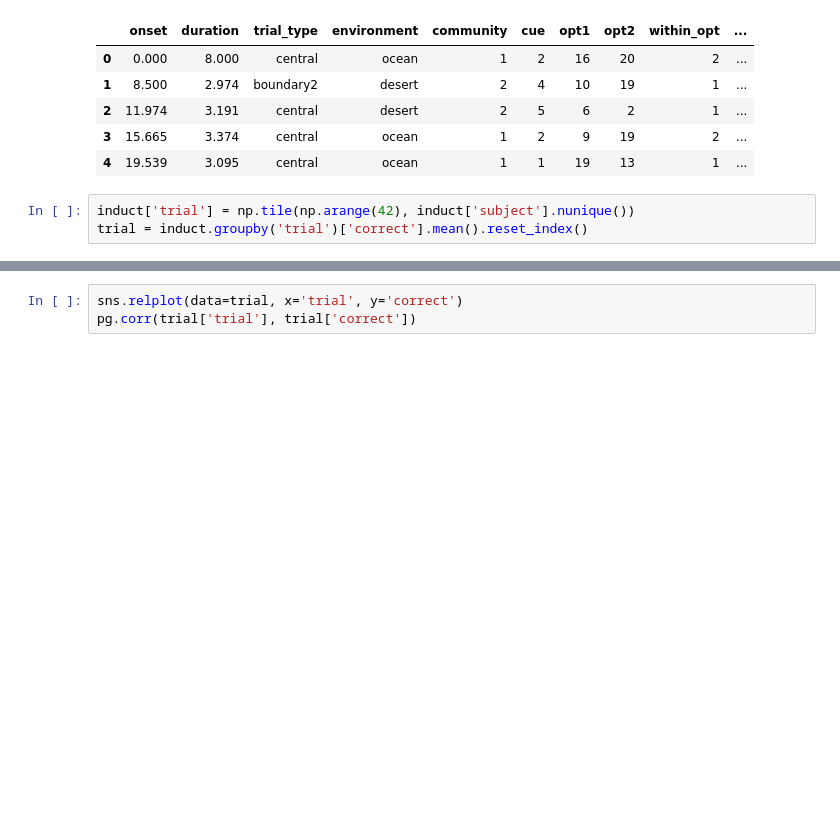
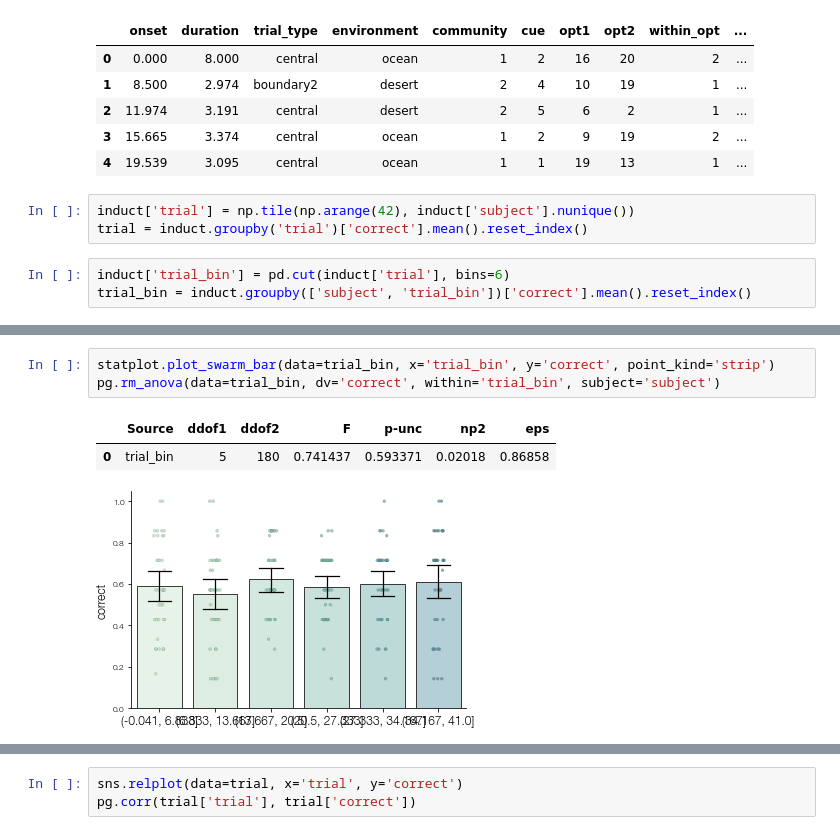
Before and after one commit to prestonlab/tesser, a Jupyter notebook: jupyter/plot_beh_induct.ipynb, the cells around one changed output, grey strips where cells are left out. Saved outputs shown, nothing was run; the diff lists cells and outputs as text; blank space fills up the shorter version.

Commit message:
feat: analysis of bias by trial bin

```diff
--- a/jupyter/plot_beh_induct.ipynb
+++ b/jupyter/plot_beh_induct.ipynb
@@ -31,3 +31,6 @@ induct.head()
 # %%
 induct['trial'] = np.tile(np.arange(42), induct['subject'].nunique())
 trial = induct.groupby('trial')['correct'].mean().reset_index()
+# %%
+induct['trial_bin'] = pd.cut(induct['trial'], bins=6)
+trial_bin = induct.groupby(['subject', 'trial_bin'])['correct'].mean().reset_index()
@@ -33,0 +51,7 @@ trial = induct.groupby('trial')['correct'].mean().reset_index()
+# %%
+statplot.plot_swarm_bar(data=trial_bin, x='trial_bin', y='correct', point_kind='strip')
+pg.rm_anova(data=trial_bin, dv='correct', within='trial_bin', subject='subject')
+# %% [output]
+|  | Source | ddof1 | ddof2 | F | p-unc | np2 | eps |
+| 0 | trial_bin | 5 | 180 | 0.741437 | 0.593371 | 0.02018 | 0.86858 |
+[figure, added]
```
Also changed, not shown: parts of 2 cells of this notebook.
